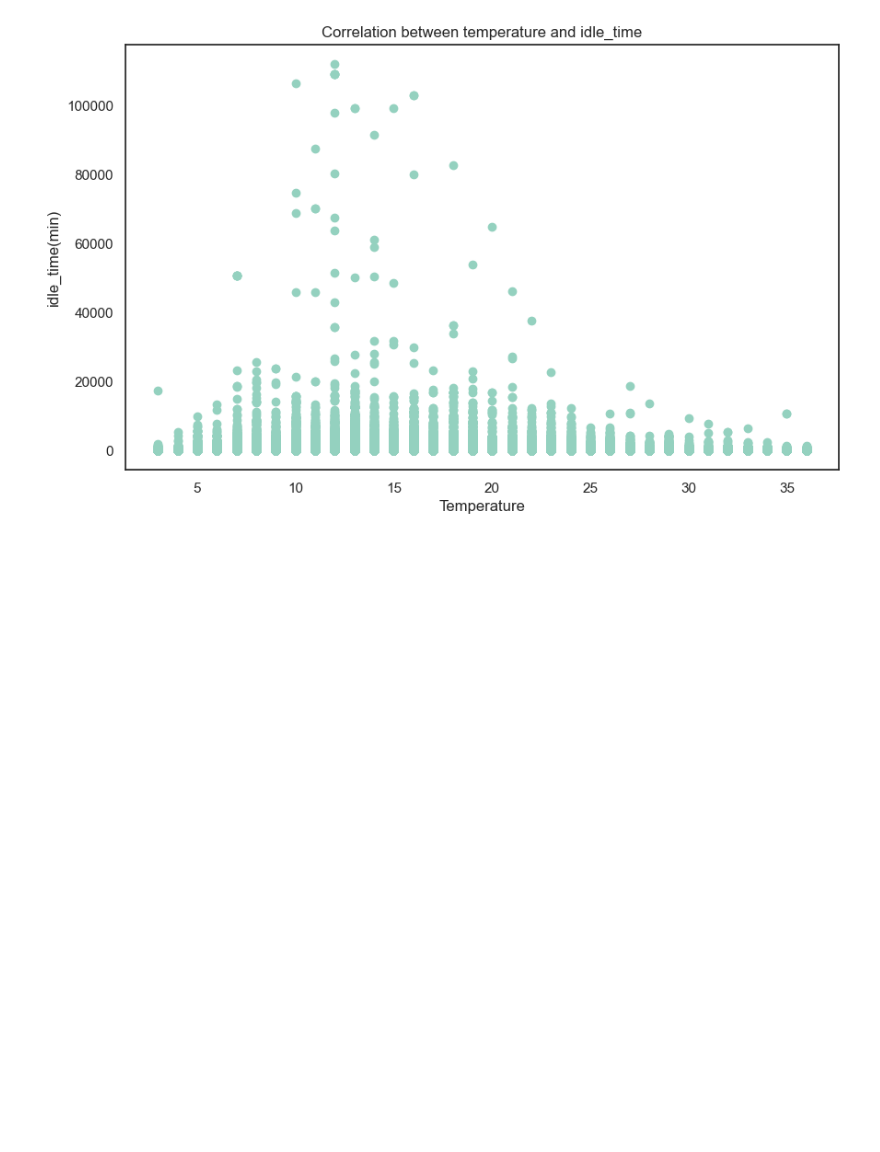
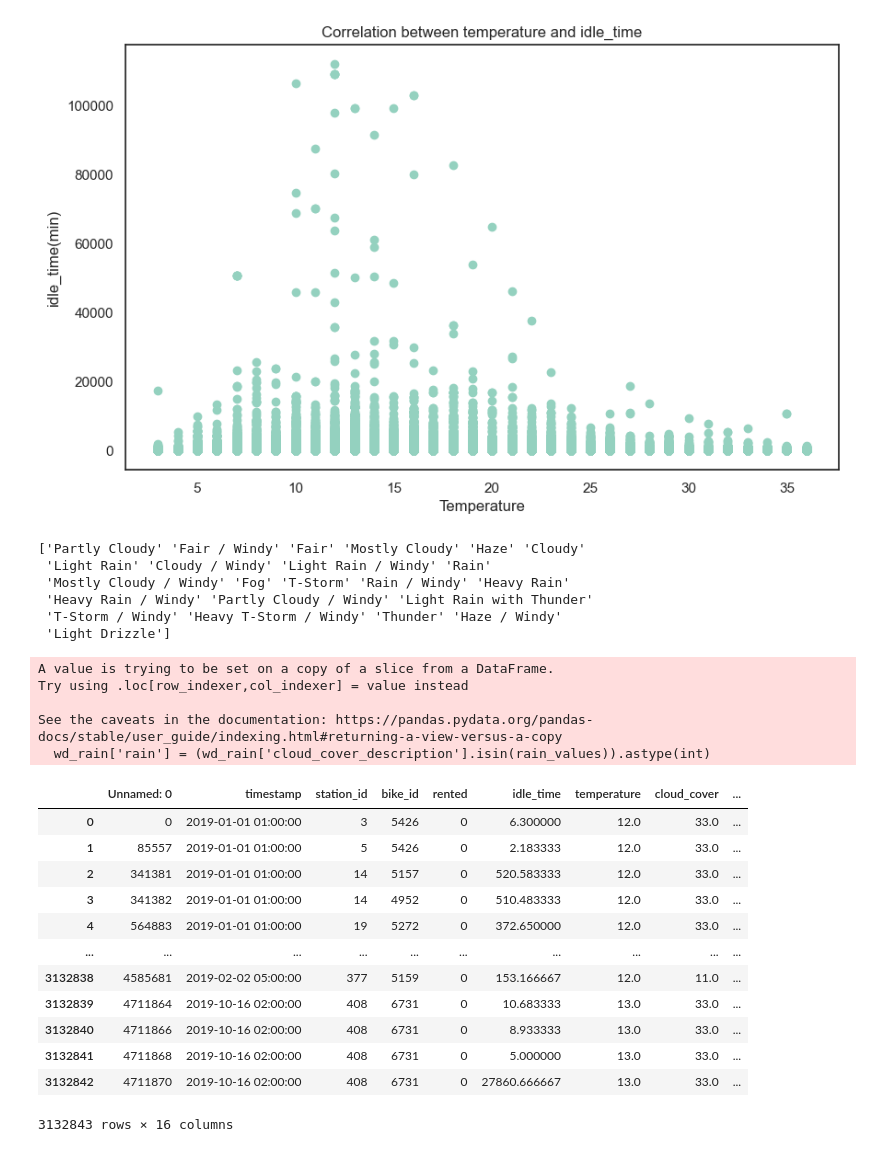
Before and after one commit to Ppkhanh/The-Learning-Machines, a Jupyter notebook: FeaturesEngineering.ipynb, the cells around one changed output. Drawn from its saved outputs; the diff is of its cells as text; code cells hidden in the pictures; blank space fills up the shorter version.

```diff
--- a/FeaturesEngineering.ipynb
+++ b/FeaturesEngineering.ipynb
@@ -279,3 +231,39 @@ ax.set_title("Correlation between temperature and idle_time")
 plt.show()
 # %% [output]
 [figure]
+# %%
+unique_cloud_cover = wd['cloud_cover_description'].unique()
+print(unique_cloud_cover)
+# %% [output]
+['Partly Cloudy' 'Fair / Windy' 'Fair' 'Mostly Cloudy' 'Haze' 'Cloudy'
+ 'Light Rain' 'Cloudy / Windy' 'Light Rain / Windy' 'Rain'
+ 'Mostly Cloudy / Windy' 'Fog' 'T-Storm' 'Rain / Windy' 'Heavy Rain'
+ 'Heavy Rain / Windy' 'Partly Cloudy / Windy' 'Light Rain with Thunder'
+ 'T-Storm / Windy' 'Heavy T-Storm / Windy' 'Thunder' 'Haze / Windy'
+ 'Light Drizzle']
+# %%
+wd_rain = weather_2019[['timestamp', 'cloud_cover_description']]
+rain_values = ['Rain', 'Light Rain', 'Light Rain / Windy', 'Rain / Windy', 'Heavy Rain',
+               'Heavy Rain / Windy', 'Light Rain with Thunder', 'Light Drizzle']
+wd_rain['rain'] = (wd_rain['cloud_cover_description'].isin(rain_values)).astype(int)
+# wd_rain
+df_features = pd.merge(df_features, wd_rain, on='timestamp')
+# %% [output]
+A value is trying to be set on a copy of a slice from a DataFrame.
+Try using .loc[row_indexer,col_indexer] = value instead
+
+See the caveats in the documentation: https://pandas.pydata.org/pandas-docs/stable/user_guide/indexing.html#returning-a-view-versus-a-copy
+  wd_rain['rain'] = (wd_rain['cloud_cover_description'].isin(rain_values)).astype(int)
+|  | Unnamed: 0 | timestamp | station_id | bike_id | rented | idle_time | temperature | cloud_cover | ... |
+| 0 | 0 | 2019-01-01 01:00:00 | 3 | 5426 | 0 | 6.300000 | 12.0 | 33.0 | ... |
+| 1 | 85557 | 2019-01-01 01:00:00 | 5 | 5426 | 0 | 2.183333 | 12.0 | 33.0 | ... |
+| 2 | 341381 | 2019-01-01 01:00:00 | 14 | 5157 | 0 | 520.583333 | 12.0 | 33.0 | ... |
+| 3 | 341382 | 2019-01-01 01:00:00 | 14 | 4952 | 0 | 510.483333 | 12.0 | 33.0 | ... |
+| 4 | 564883 | 2019-01-01 01:00:00 | 19 | 5272 | 0 | 372.650000 | 12.0 | 33.0 | ... |
+| ... | ... | ... | ... | ... | ... | ... | ... | ... | ... |
+| 3132838 | 4585681 | 2019-02-02 05:00:00 | 377 | 5159 | 0 | 153.166667 | 12.0 | 11.0 | ... |
+| 3132839 | 4711864 | 2019-10-16 02:00:00 | 408 | 6731 | 0 | 10.683333 | 13.0 | 33.0 | ... |
+| 3132840 | 4711866 | 2019-10-16 02:00:00 | 408 | 6731 | 0 | 8.933333 | 13.0 | 33.0 | ... |
+| 3132841 | 4711868 | 2019-10-16 02:00:00 | 408 | 6731 | 0 | 5.000000 | 13.0 | 33.0 | ... |
+| 3132842 | 4711870 | 2019-10-16 02:00:00 | 408 | 6731 | 0 | 27860.666667 | 13.0 | 33.0 | ... |
+3132843 rows × 16 columns
```
Also changed, not shown: parts of 14 cells of this notebook.
